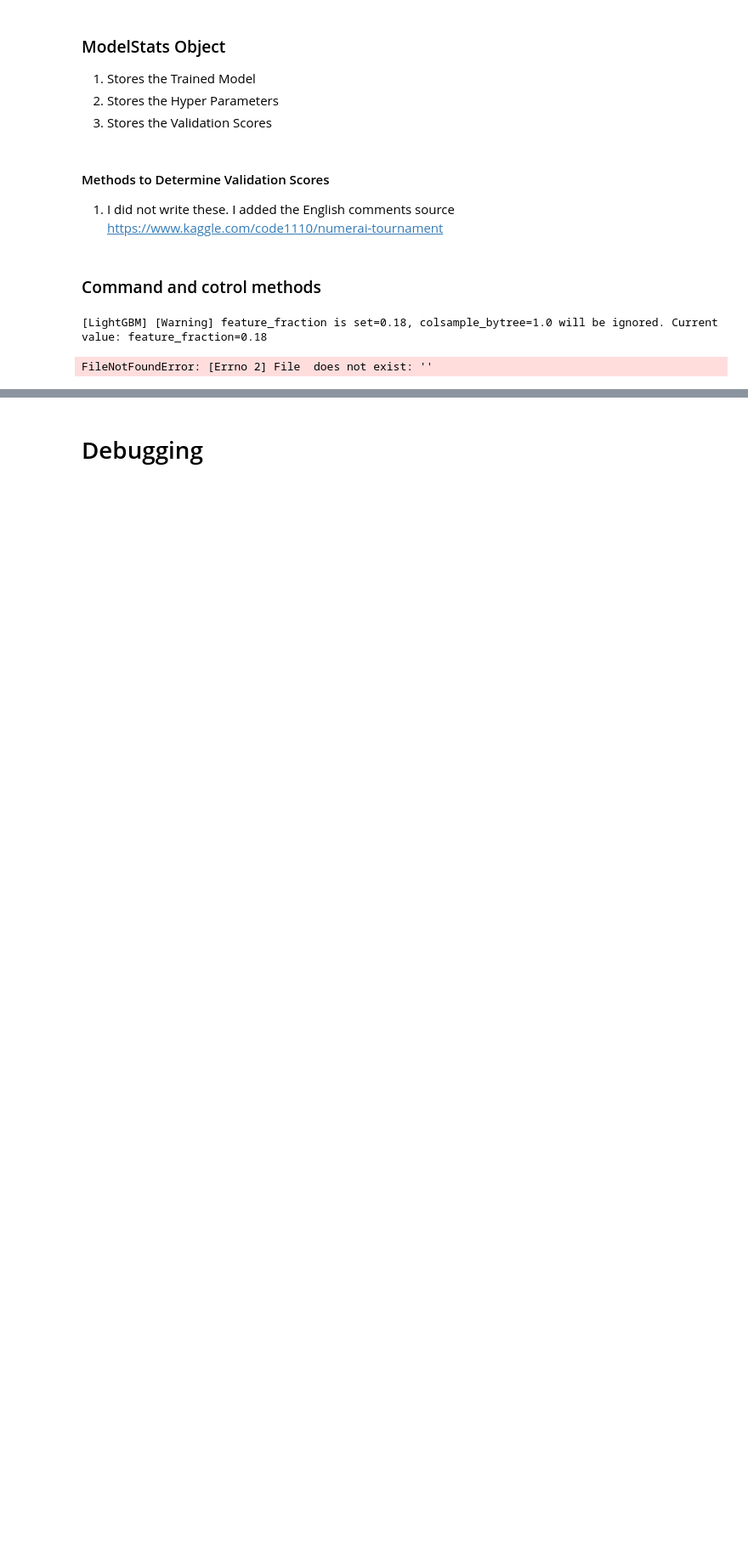
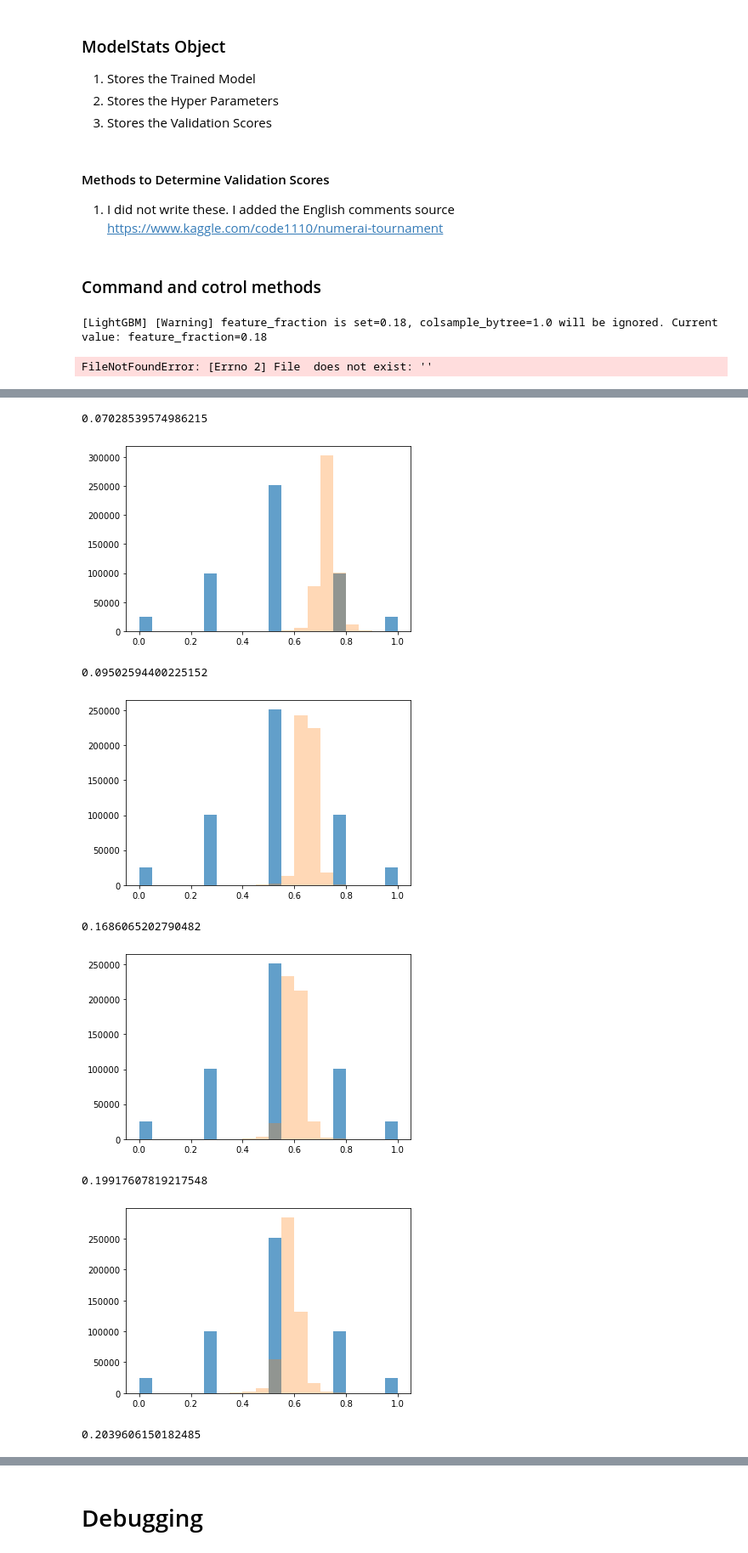
Before and after one commit to parkerburchett/Numerai, a Jupyter notebook: Test_custom_loss_functoions.ipynb, the cells around one changed output, grey strips where cells are left out. Shown: that part at 85% size. Drawn from its saved outputs; the diff is of its cells as text; code cells hidden in the pictures; blank space fills up the shorter version.

Commit message:
added method to see histogram of predictions as a at each iterate inside of a loss function

```diff
--- a/Test_custom_loss_functoions.ipynb
+++ b/Test_custom_loss_functoions.ipynb
@@ -586,19 +567,24 @@ abstract class custom_train_loss_eval_function(y_true: np.Array, y_pred: np.Arra
 # %%
 # source: https://towardsdatascience.com/custom-loss-functions-for-gradient-boosting-f79c1b40466d | April 2021
 # and https://github.com/manifoldai/mf-eng-public/blob/master/notebooks/custom_loss_lightgbm.ipynb | April 2021
-
-
-# my local copy of the notebook I am using as a tutorial https://colab.research.google.com/drive/1GZjZw3uJ3dyb_QhQZf0U7HjMKyznFp-B#scrollTo=JfAlK75Q4MlJ
-
-
 # This makes overestimates much more expensive than underestimates.
 # you should set up an inheritace strucure for the absract class of training_evaluators
 #I expect this to just make the model worse but is to make sure I can do it before testign more
 def custom_asymmetric_train(y_true, y_pred):
   scaler = 1
   residual = (y_true - y_pred).astype("float")
+
+  if np.random.randint(1,10) % 9 ==0:
+    plt.hist(minmax_scale(y_true), bins=20, alpha=0.7, label='TRUE_preds')
+    plt.hist(minmax_scale(y_pred), bins=20, alpha=0.3, label='my_preds')
+    print(np.corrcoef(y_true, y_pred)[0][1])
+    plt.show()
+    plt.clf()
+
   grad = np.where(residual<0, -2*scaler*residual, -2*residual)
-  hess = np.where(residual<0, 2*scaler, 2.0)
+  #hess = np.where(residual<0, 2.5*scaler, 2.5) #default
+  hess = np.where(residual<0, 1, 1) # see what happens when you do hess is just an array of 1s
+  # hess can be a default array of 2
   return grad, hess
 
 def custom_bias_against_extreme_train(y_true, y_pred):
@@ -607,8 +593,6 @@ def custom_bias_against_extreme_train(y_true, y_pred):
   incrase the gradient and hessian by the scaler.
 
   Just theory but very interesting. Right now this is just worse than otherwise
-
-
   # each round you can print the composition of errors
   """
   EXTREME_THRESHOLD = .1 # constant for what "extremeness" means
@@ -636,8 +620,8 @@ def create_custom_loss_model():
     Train a lightGBM model with a custom loss function
     # figure out the syntax to pass this function another function in python
   """
-  custom_loss_model = lightgbm.LGBMRegressor(random_state=33)
-  custom_loss_model.set_params(**{'n_estimators':50,'objective': custom_bias_against_extreme_train})
+  custom_loss_model = lgb.LGBMRegressor(random_state=33)
+  custom_loss_model.set_params(**{'n_estimators':1000,'objective': custom_asymmetric_train})
   # you need to include some ways to do early stopping
   custom_loss_model.fit(
       TRAINING_DATA[FEATURES],
@@ -651,0 +631,13 @@ def create_custom_loss_model():
+# %%
+custom_loss_model = create_custom_loss_model()
+hess_1 = create_score_summary(custom_loss_model)
+# %% [output]
+0.07028539574986215
+[figure, added]
+0.09502594400225152
+[figure, added]
+0.1686065202790482
+[figure, added]
+0.19917607819217548
+[figure, added]
+0.2039606150182485
```
Also changed, not shown: parts of 6 cells of this notebook.
